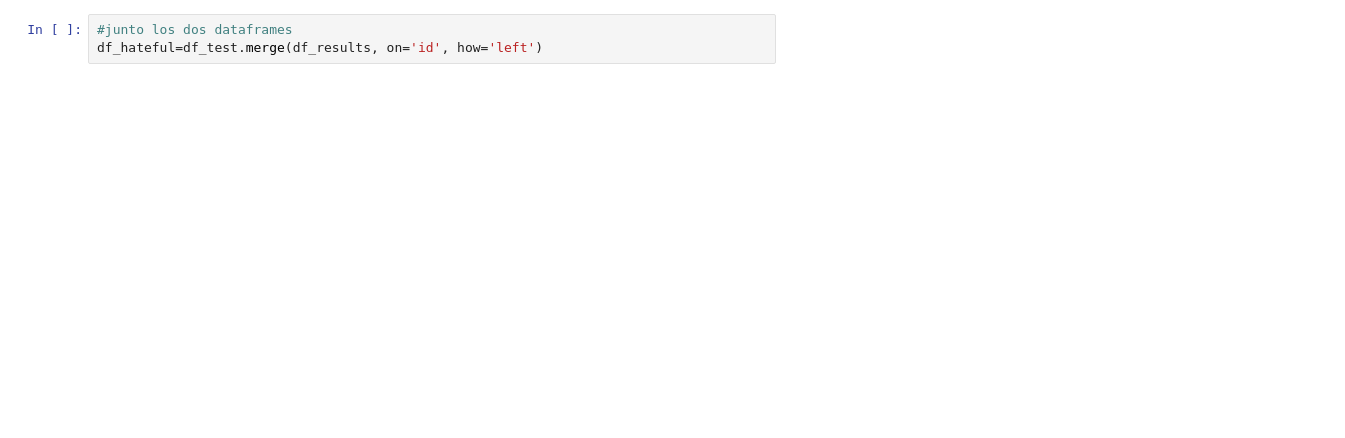
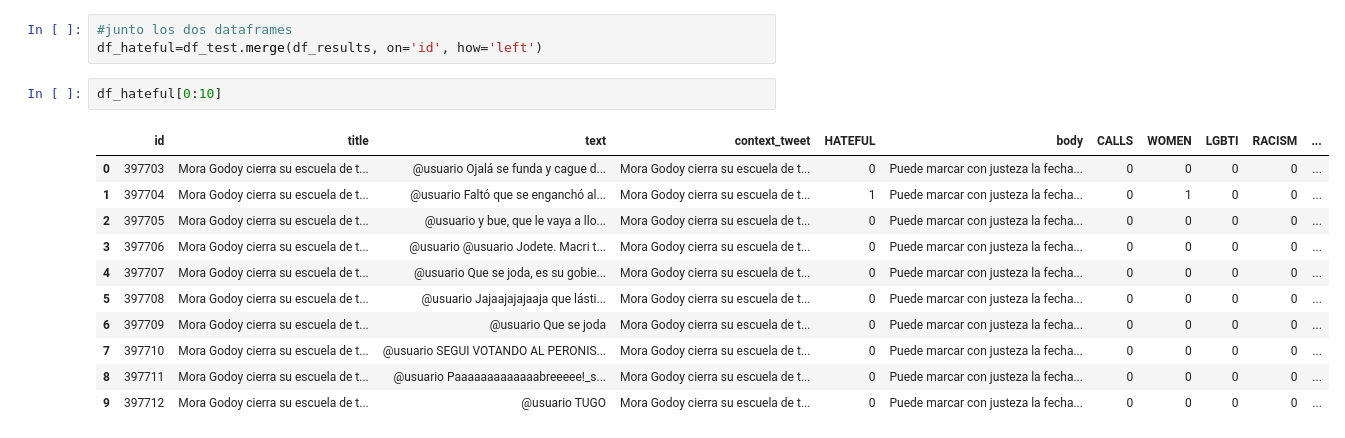
Before and after one commit to natdebandi/hate_speech_ar, a Jupyter notebook: 2_GPT_evaluate_batch.ipynb, the cells around one changed output. Drawn from its saved outputs; the diff is of its cells as text; blank space fills up the shorter version.

```diff
--- a/2_GPT_evaluate_batch.ipynb
+++ b/2_GPT_evaluate_batch.ipynb
@@ -123,5 +136,19 @@ df_test
 # %%
 #junto los dos dataframes
 df_hateful=df_test.merge(df_results, on='id', how='left')
+# %%
+df_hateful[0:10]
+# %% [output]
+|  | id | title | text | context_tweet | HATEFUL | body | CALLS | WOMEN | LGBTI | RACISM | ... |
+| 0 | 397703 | Mora Godoy cierra su escuela de t... | @usuario Ojalá se funda y cague d... | Mora Godoy cierra su escuela de t... | 0 | Puede marcar con justeza la fecha... | 0 | 0 | 0 | 0 | ... |
+| 1 | 397704 | Mora Godoy cierra su escuela de t... | @usuario Faltó que se enganchó al... | Mora Godoy cierra su escuela de t... | 1 | Puede marcar con justeza la fecha... | 0 | 1 | 0 | 0 | ... |
+| 2 | 397705 | Mora Godoy cierra su escuela de t... | @usuario y bue, que le vaya a llo... | Mora Godoy cierra su escuela de t... | 0 | Puede marcar con justeza la fecha... | 0 | 0 | 0 | 0 | ... |
+| 3 | 397706 | Mora Godoy cierra su escuela de t... | @usuario @usuario Jodete. Macri t... | Mora Godoy cierra su escuela de t... | 0 | Puede marcar con justeza la fecha... | 0 | 0 | 0 | 0 | ... |
+| 4 | 397707 | Mora Godoy cierra su escuela de t... | @usuario Que se joda, es su gobie... | Mora Godoy cierra su escuela de t... | 0 | Puede marcar con justeza la fecha... | 0 | 0 | 0 | 0 | ... |
+| 5 | 397708 | Mora Godoy cierra su escuela de t... | @usuario Jajaajajajaaja que lásti... | Mora Godoy cierra su escuela de t... | 0 | Puede marcar con justeza la fecha... | 0 | 0 | 0 | 0 | ... |
+| 6 | 397709 | Mora Godoy cierra su escuela de t... | @usuario Que se joda | Mora Godoy cierra su escuela de t... | 0 | Puede marcar con justeza la fecha... | 0 | 0 | 0 | 0 | ... |
+| 7 | 397710 | Mora Godoy cierra su escuela de t... | @usuario SEGUI VOTANDO AL PERONIS... | Mora Godoy cierra su escuela de t... | 0 | Puede marcar con justeza la fecha... | 0 | 0 | 0 | 0 | ... |
+| 8 | 397711 | Mora Godoy cierra su escuela de t... | @usuario Paaaaaaaaaaaaabreeeee!_s... | Mora Godoy cierra su escuela de t... | 0 | Puede marcar con justeza la fecha... | 0 | 0 | 0 | 0 | ... |
+| 9 | 397712 | Mora Godoy cierra su escuela de t... | @usuario TUGO | Mora Godoy cierra su escuela de t... | 0 | Puede marcar con justeza la fecha... | 0 | 0 | 0 | 0 | ... |
 # %%
 ## ajustar los valores y crear una variable binaria entera 1 y 0
```
Also changed, not shown: parts of 8 cells of this notebook.
